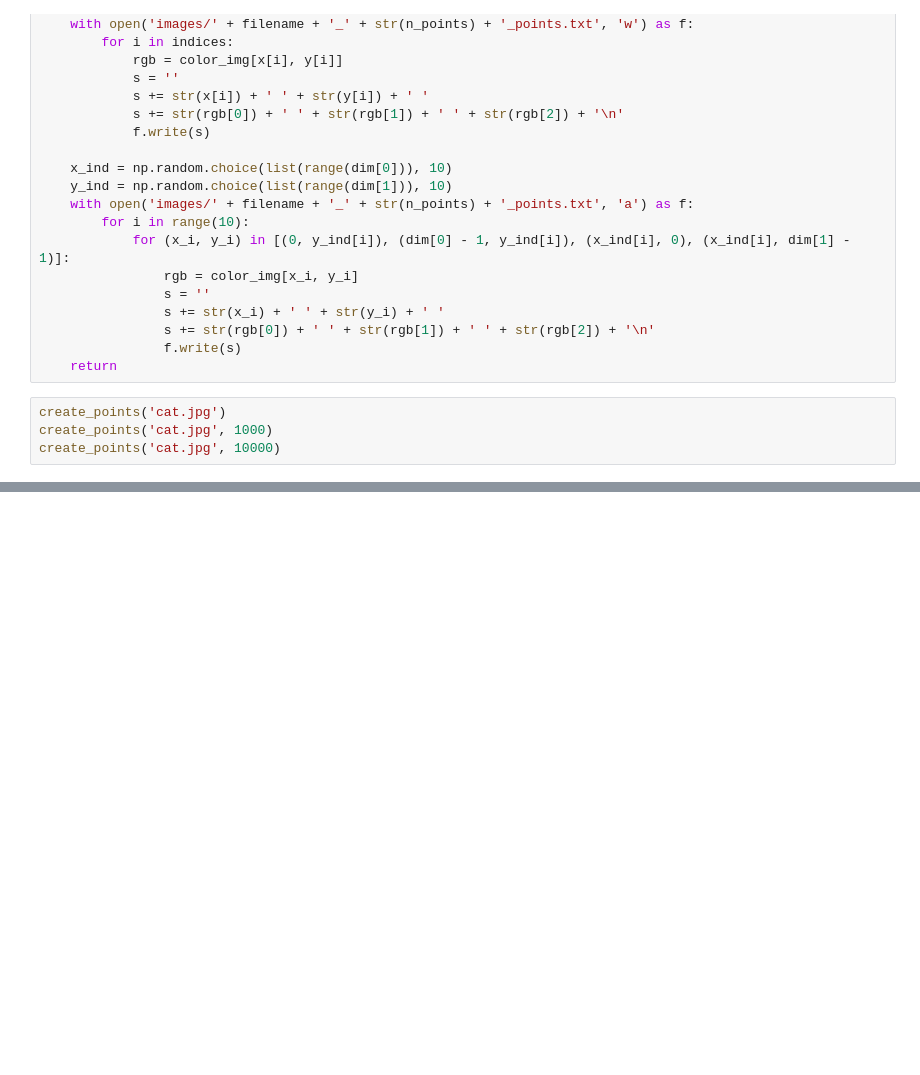
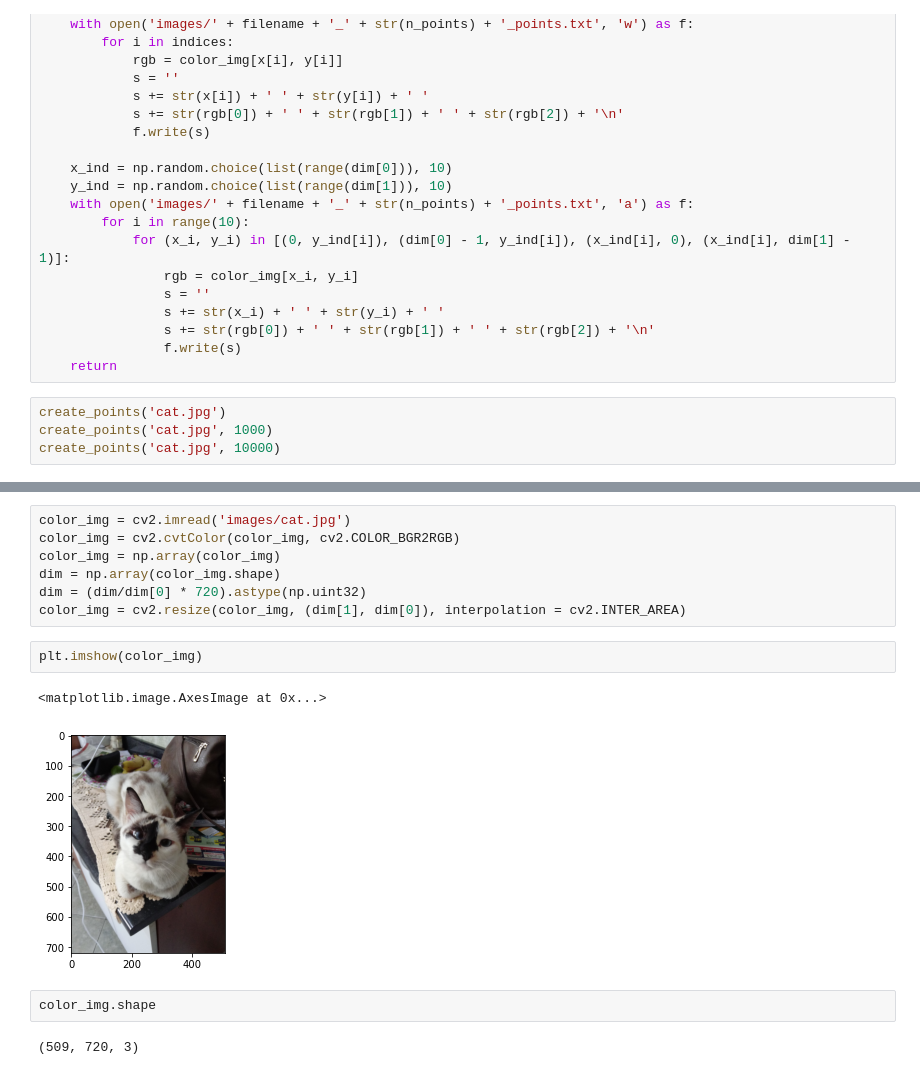
Before and after one commit to GiovaniValdrighi/data-structure-algorithms, a Jupyter notebook: delaunay-triangulation/processing_image.ipynb, the cells around one changed output, grey strips where cells are left out. Drawn from its saved outputs; the diff is of its cells as text; blank space fills up the shorter version.

```diff
--- a/delaunay-triangulation/processing_image.ipynb
+++ b/delaunay-triangulation/processing_image.ipynb
@@ -90,0 +121,16 @@ random_points('me.jpg', 500)
+# %%
+color_img = cv2.imread('images/cat.jpg')
+color_img = cv2.cvtColor(color_img, cv2.COLOR_BGR2RGB)
+color_img = np.array(color_img)
+dim = np.array(color_img.shape)
+dim = (dim/dim[0] * 720).astype(np.uint32)
+color_img = cv2.resize(color_img, (dim[1], dim[0]), interpolation = cv2.INTER_AREA)
+# %%
+plt.imshow(color_img)
+# %% [output]
+<matplotlib.image.AxesImage at 0x...>
+[figure, added]
+# %%
+color_img.shape
+# %% [output]
+(509, 720, 3)
```
Also changed, not shown: parts of 12 cells of this notebook, 8 other files.
